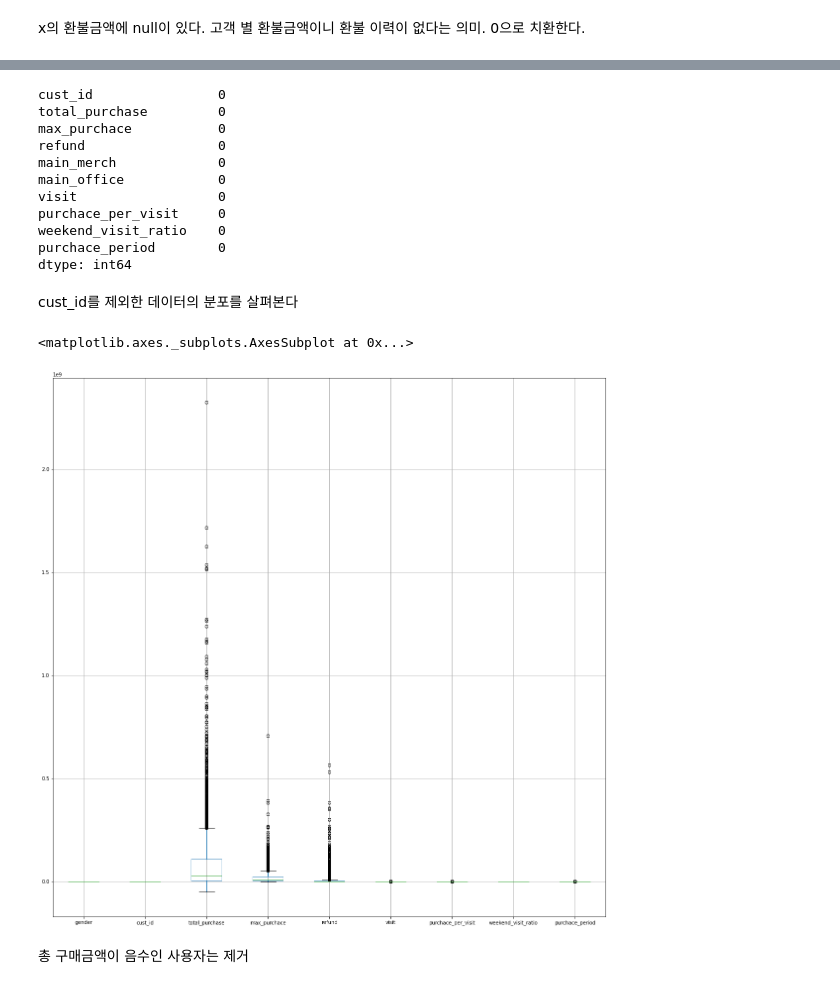
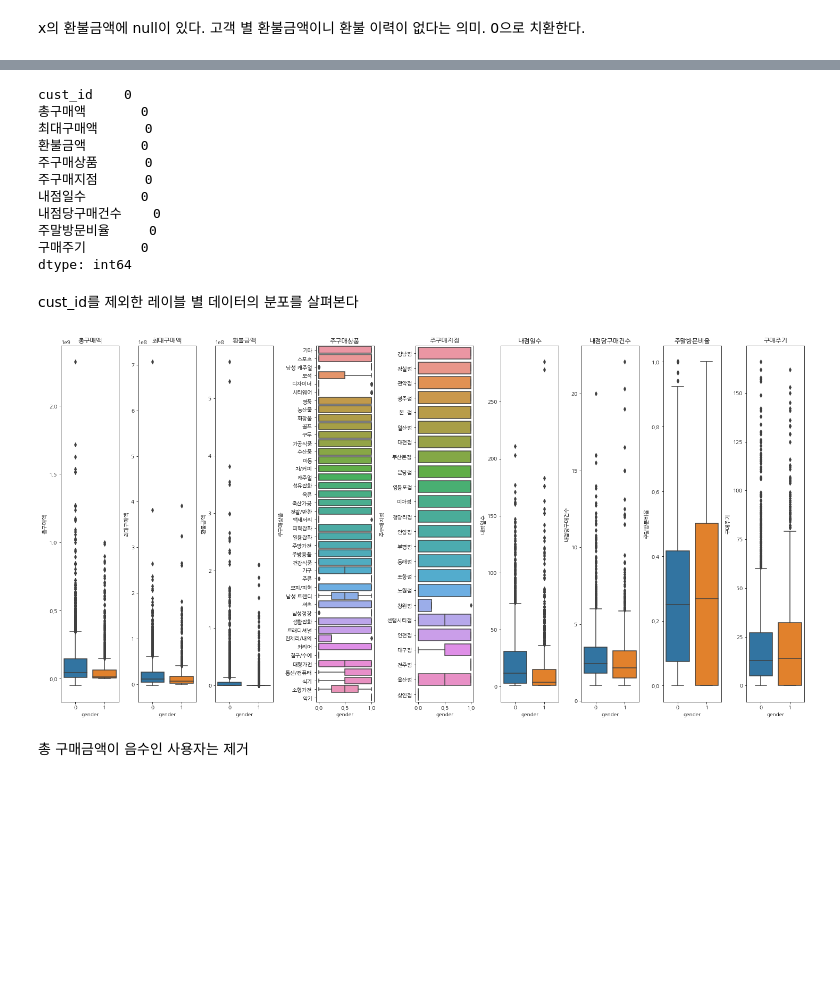
Before and after one commit to kmouleejunhyuk/bigdata_analysist_practical, a Jupyter notebook: type2_analysing_data.ipynb, the cells around one changed output, grey strips where cells are left out. Saved outputs shown, nothing was run; the diff lists cells and outputs as text; code cells hidden in the pictures; blank space fills up the shorter version.

```diff
--- a/type2_analysing_data.ipynb
+++ b/type2_analysing_data.ipynb
@@ -9,3 +23,18 @@ Drive already mounted at /gdrive; to attempt to forcibly remount, call drive.mou
+# %%
+#@title
+# 단계 3: 한글 폰트 설정
+import matplotlib.pyplot as plt
+import matplotlib as mpl
+import matplotlib.font_manager as fm
+
+# 마이너스 표시 문제
+mpl.rcParams['axes.unicode_minus'] = False
+
+# 한글 폰트 설정
+path = '/usr/share/fonts/truetype/nanum/NanumGothicBold.ttf'
+font_name = fm.FontProperties(fname=path, size=18).get_name()
+plt.rc('font', family=font_name)
+fm._rebuild()
 # %%
 PATH ='/gdrive/MyDrive/big_2021/data/official'
 SEED = 49
@@ -145,26 +170,36 @@ purchace_period        0
 dtype: int64
 # %%
-x_test_raw['refund'].replace(np.nan, 0, inplace = True)
+x_test_raw['환불금액'].replace(np.nan, 0, inplace = True)
 x_test_raw.isnull().sum()
 # %% [output]
-cust_id                0
-total_purchase         0
-max_purchace           0
-refund                 0
-main_merch             0
-main_office            0
-visit                  0
-purchace_per_visit     0
-weekend_visit_ratio    0
-purchace_period        0
+cust_id    0
+총구매액       0
+최대구매액      0
+환불금액       0
+주구매상품      0
+주구매지점      0
+내점일수       0
+내점당구매건수    0
+주말방문비율     0
+구매주기       0
 dtype: int64
 # %% [markdown]
-cust_id를 제외한 데이터의 분포를 살펴본다
+
+cust_id를 제외한 레이블 별 데이터의 분포를 살펴본다
-# %%
-x_train_raw.boxplot(figsize=(20, 20))
-# %% [output]
-<matplotlib.axes._subplots.AxesSubplot at 0x...>
-[figure, removed]
+# %%
+import matplotlib.pyplot as plt
+import seaborn as sns
+c = list(x_train_raw.columns)
+c.remove('cust_id')
+tmp = x_train_raw[c]
+fig, axes = plt.subplots(ncols = len(x_train_raw.columns) - 2, figsize = (20, 10), constrained_layout=True)
+c.remove('gender')
+for i, col in enumerate(c):
+    if col not in ['gender']:
+        axes[i].set_title(col)
+        sns.boxplot(x= 'gender', y = col, data = x_train_raw, ax = axes[i])
+# %% [output]
+[figure, added]
 # %% [markdown]
 총 구매금액이 음수인 사용자는 제거
 # %%
```
Also changed, not shown: parts of 78 cells of this notebook.
